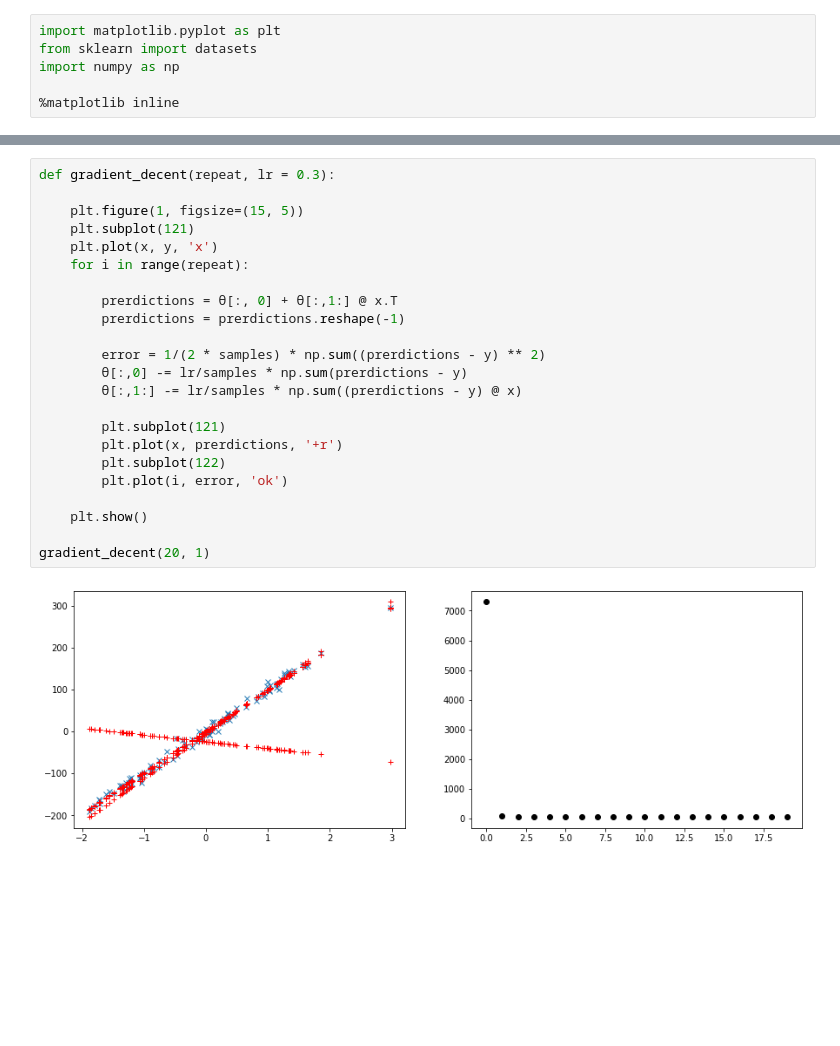
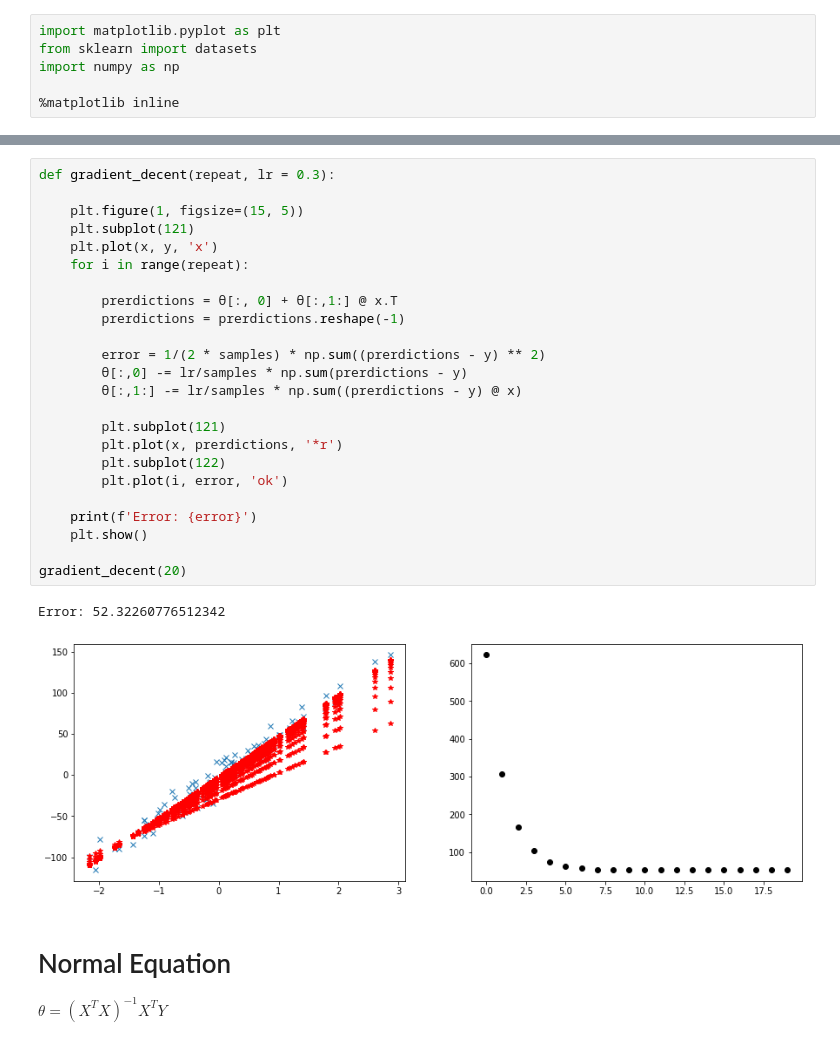
Before and after one commit to juan19932carlos/Notebooks, a Jupyter notebook: ML Coursera/LinearRegresion.ipynb, the cells around one changed output, grey strips where cells are left out. Drawn from its saved outputs; the diff is of its cells as text; blank space fills up the shorter version.

```diff
--- a/ML Coursera/LinearRegresion.ipynb
+++ b/ML Coursera/LinearRegresion.ipynb
@@ -33,25 +35,31 @@ error: 7297.974760678958
 # %%
 def gradient_decent(repeat, lr = 0.3):
 
     plt.figure(1, figsize=(15, 5))
     plt.subplot(121)
     plt.plot(x, y, 'x')
     for i in range(repeat):
 
         prerdictions = θ[:, 0] + θ[:,1:] @ x.T
         prerdictions = prerdictions.reshape(-1)
 
         error = 1/(2 * samples) * np.sum((prerdictions - y) ** 2)
         θ[:,0] -= lr/samples * np.sum(prerdictions - y)
         θ[:,1:] -= lr/samples * np.sum((prerdictions - y) @ x)
 
         plt.subplot(121)
-        plt.plot(x, prerdictions, '+r')
+        plt.plot(x, prerdictions, '*r')
         plt.subplot(122)
         plt.plot(i, error, 'ok')
 
+    print(f'Error: {error}')
     plt.show()
 
-gradient_decent(20, 1)
+gradient_decent(20)
 # %% [output]
+Error: 52.32260776512342
-[figure, old version]
+[figure, new version]
+# %% [markdown]
+# Normal Equation
+
+$\theta = (X^TX)^{-1}X^TY$
```
Also changed, not shown: parts of 6 cells of this notebook.
